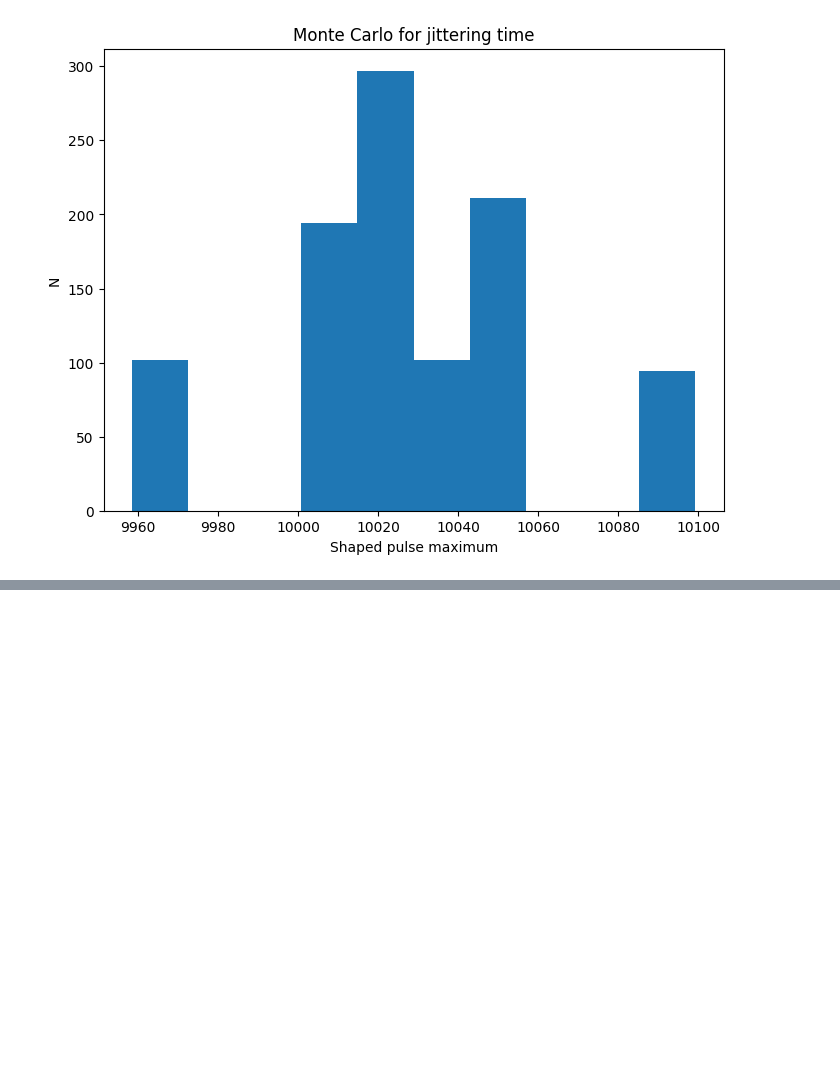
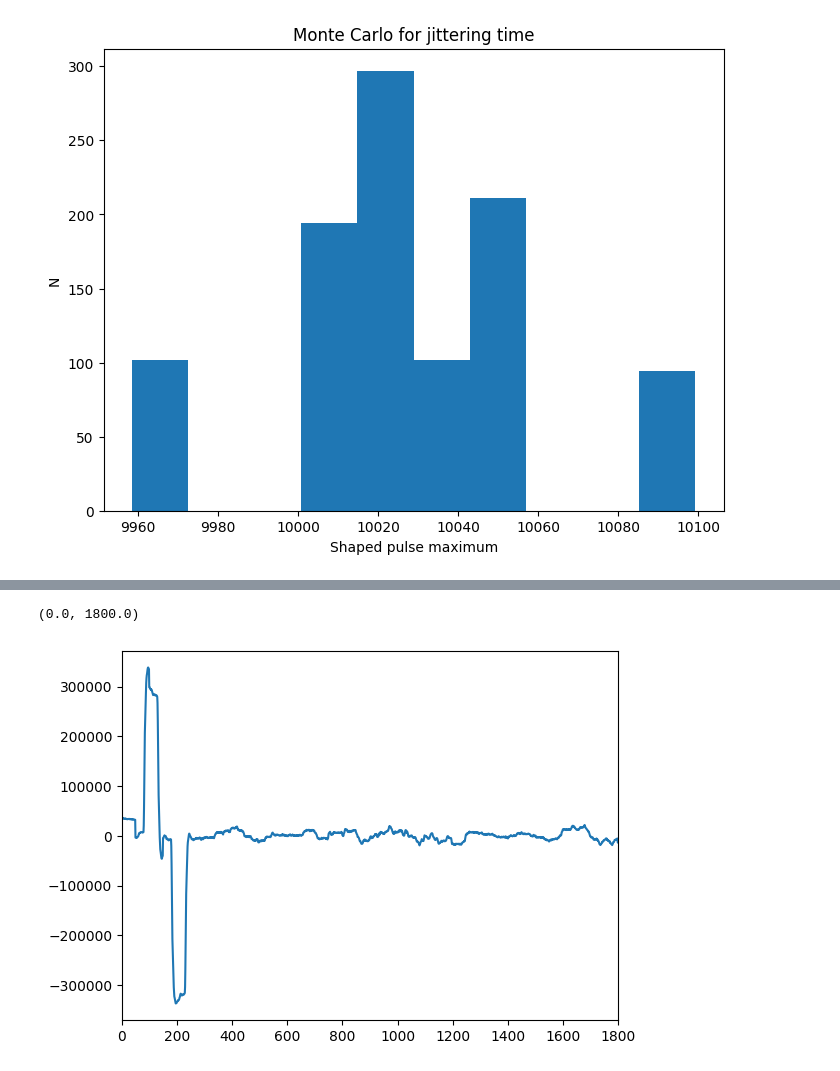
Before and after one commit to sleepythessu/Space-Instrumentation, a Jupyter notebook: filter_simulation.ipynb, the cells around one changed output, grey strips where cells are left out. Drawn from its saved outputs; the diff is of its cells as text; code cells hidden in the pictures; blank space fills up the shorter version.

```diff
--- a/filter_simulation.ipynb
+++ b/filter_simulation.ipynb
@@ -198,0 +255,6 @@ True
+# %%
+plt.plot(np.diff(trapez_sig))
+plt.xlim(0, 1800)
+# %% [output]
+(0.0, 1800.0)
+[figure, added]
```
Also changed, not shown: parts of 7 cells of this notebook.
